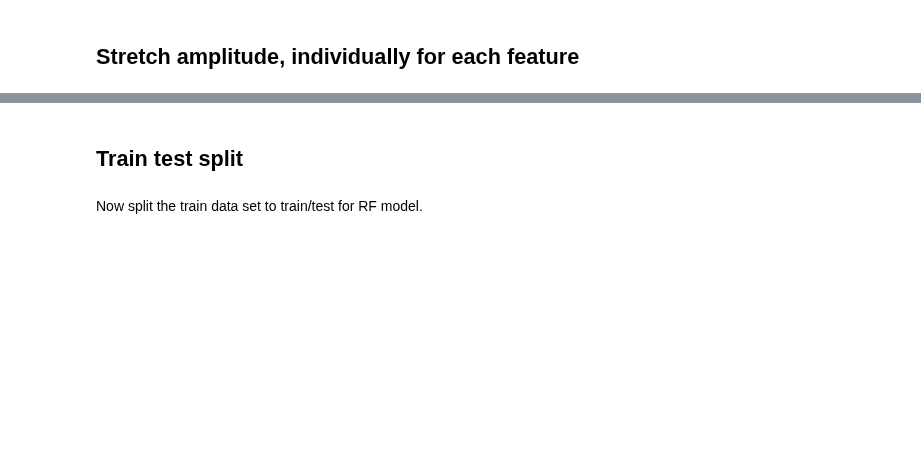
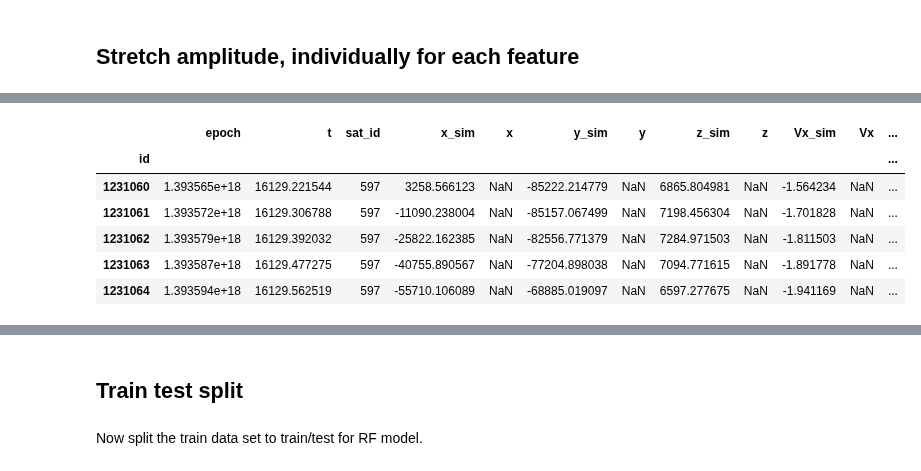
Before and after one commit to Mixanik-43/IDAO-2020, a Jupyter notebook: transformation_notebook.ipynb, the cells around one changed output, grey strips where cells are left out. Saved outputs shown, nothing was run; the diff lists cells and outputs as text; code cells hidden in the pictures; blank space fills up the shorter version.

```diff
--- a/transformation_notebook.ipynb
+++ b/transformation_notebook.ipynb
@@ -875,0 +770,14 @@ False
+# %%
+#horizontal stretch
+for df in df_list:
+    df = stretch_simulated_feats(df,stretch_dict_la_vel[str(int(df['sat_id'].unique()))],true_feats='velocity',suffix='_sim')
+    df = stretch_simulated_feats(df,stretch_dict_la_pos[str(int(df['sat_id'].unique()))],true_feats='position',suffix='_sim')
+df.tail()
+# %% [output]
+|  | epoch | t | sat_id | x_sim | x | y_sim | y | z_sim | z | Vx_sim | Vx | ... |
+| id |  |  |  |  |  |  |  |  |  |  |  | ... |
+| 1231060 | 1.393565e+18 | 16129.221544 | 597 | 3258.566123 | NaN | -85222.214779 | NaN | 6865.804981 | NaN | -1.564234 | NaN | ... |
+| 1231061 | 1.393572e+18 | 16129.306788 | 597 | -11090.238004 | NaN | -85157.067499 | NaN | 7198.456304 | NaN | -1.701828 | NaN | ... |
+| 1231062 | 1.393579e+18 | 16129.392032 | 597 | -25822.162385 | NaN | -82556.771379 | NaN | 7284.971503 | NaN | -1.811503 | NaN | ... |
+| 1231063 | 1.393587e+18 | 16129.477275 | 597 | -40755.890567 | NaN | -77204.898038 | NaN | 7094.771615 | NaN | -1.891778 | NaN | ... |
+| 1231064 | 1.393594e+18 | 16129.562519 | 597 | -55710.106089 | NaN | -68885.019097 | NaN | 6597.277675 | NaN | -1.941169 | NaN | ... |
```
Also changed, not shown: parts of 116 cells of this notebook.
